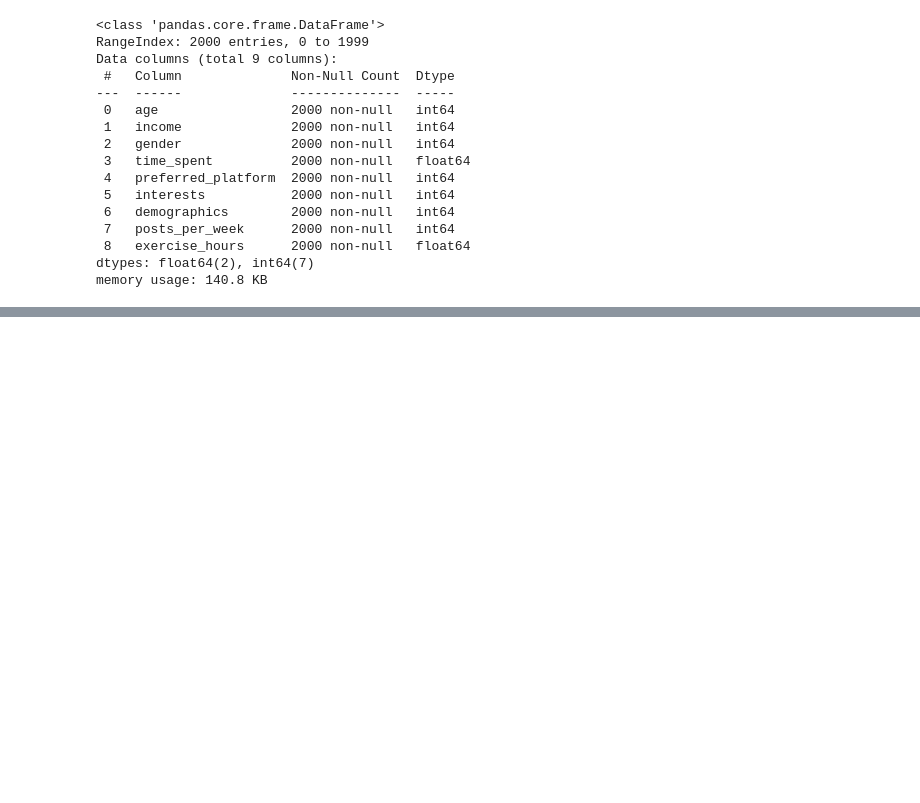
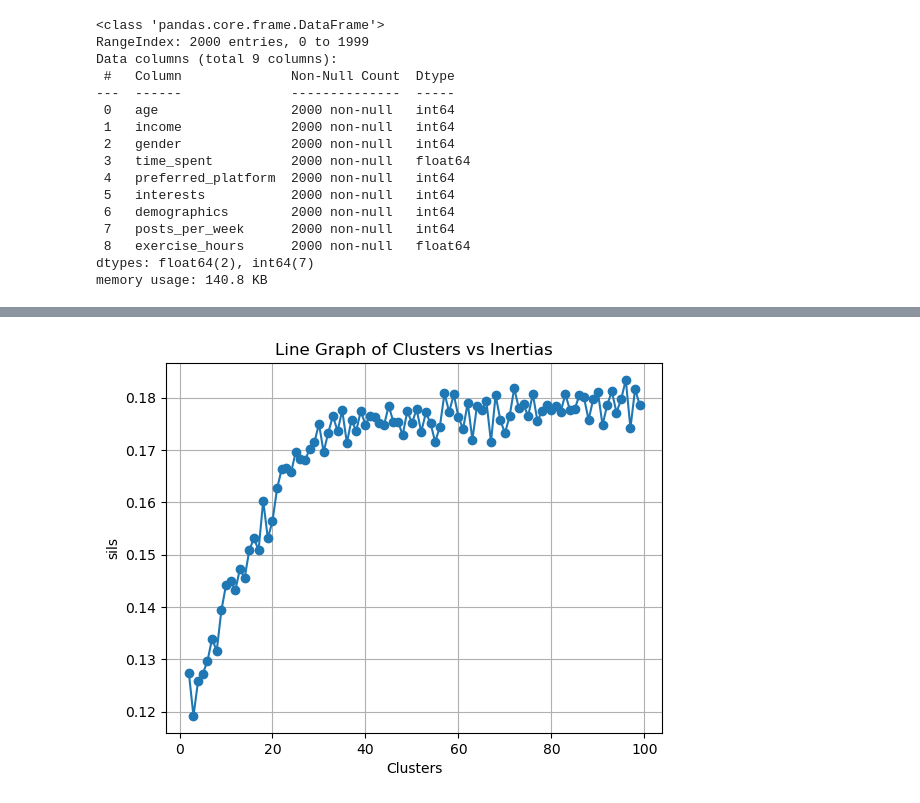
Before and after one commit to LoganKerns/DataScienceFinal, a Jupyter notebook: Barok's Work .ipynb, the cells around one changed output, grey strips where cells are left out. Cells and saved outputs as stored; diff of their text form; code cells hidden in the pictures; blank space fills up the shorter version.

```diff
--- a/Barok's Work .ipynb
+++ b/Barok's Work .ipynb
@@ -77,0 +265,20 @@ memory usage: 140.8 KB
+# %%
+sils = []
+for cluster in range(2,100):
+    kmeans = KMeans(n_clusters=cluster)
+    kmeans.fit(scaled_df_2)
+    cluster_labels = kmeans.fit_predict(scaled_df_2)
+    sil_score = silhouette_score(scaled_df_2, cluster_labels)
+    sils.append(sil_score)
+# %%
+frame2 = pd.DataFrame({"Clusters":  range(2,100), "sils": sils})
+# %%
+# Plot the line graph
+plt.plot(frame2['Clusters'], frame2['sils'], marker='o')
+plt.title('Line Graph of Clusters vs Inertias')
+plt.xlabel('Clusters')
+plt.ylabel('sils')
+plt.grid(True)
+plt.show()
+# %% [output]
+[figure, added]
```
Also changed, not shown: parts of 17 cells of this notebook.
